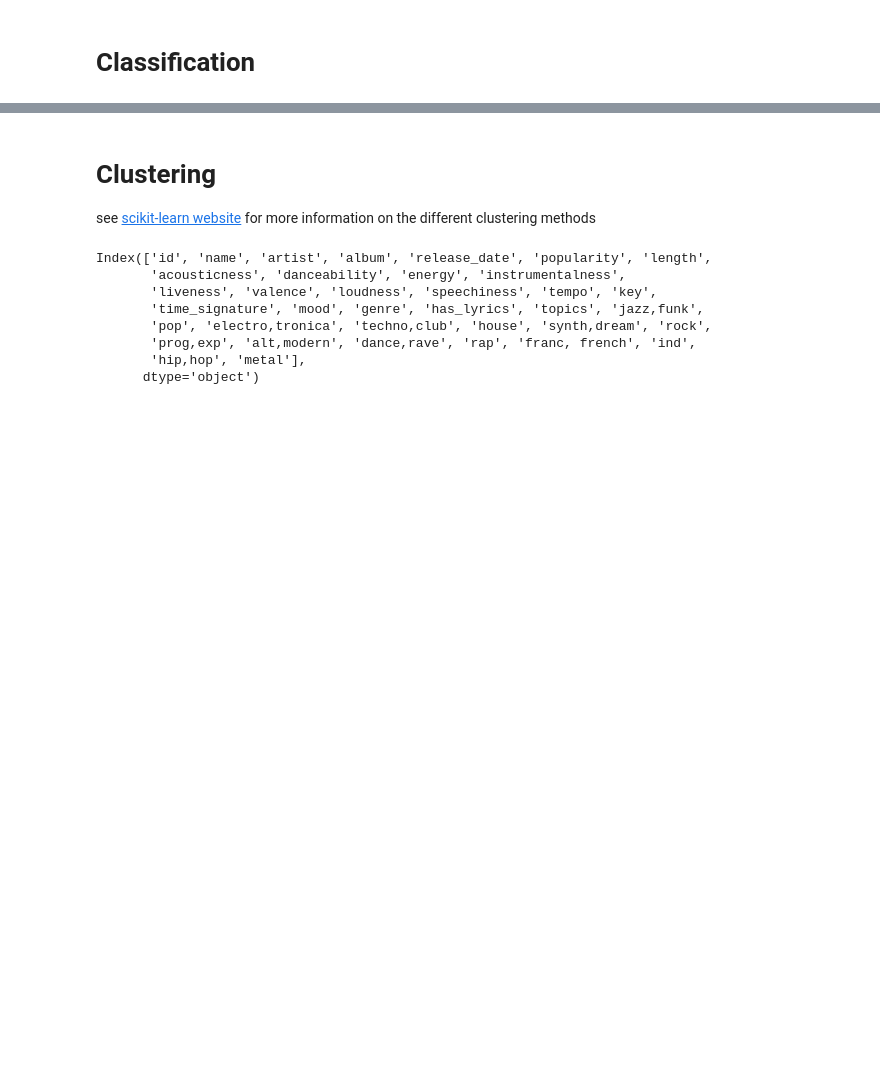
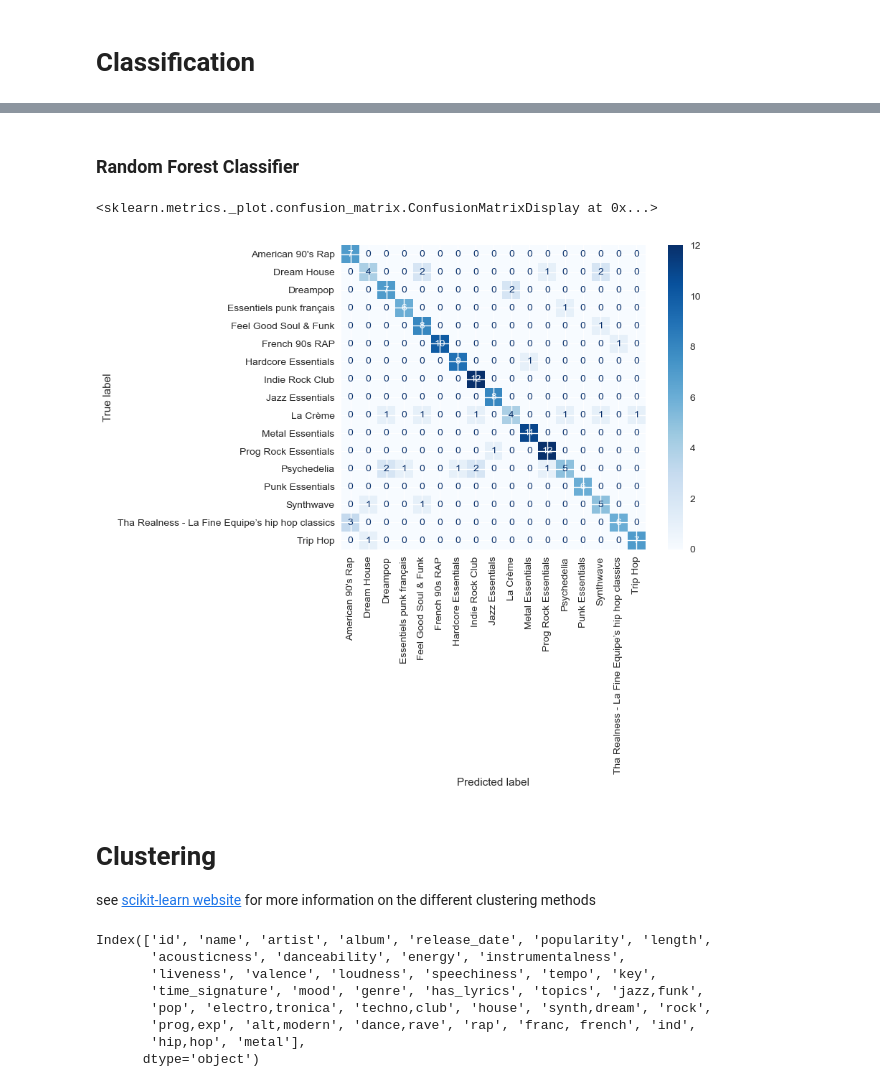
Before and after one commit to LeoMaurice/automated-playlist-making, a Jupyter notebook: Classification_clustering.ipynb, the cells around one changed output, grey strips where cells are left out. Cells and saved outputs as stored; diff of their text form; code cells hidden in the pictures; blank space fills up the shorter version.

```diff
--- a/Classification_clustering.ipynb
+++ b/Classification_clustering.ipynb
@@ -441,3 +425,20 @@ plot_confusion_matrix(model,X_test,Y_test, xticks_rotation='vertical', cmap='Blu
+# %% [markdown]
+### Random Forest Classifier
+# %%
+from sklearn.ensemble import RandomForestClassifier
+from sklearn.tree import DecisionTreeClassifier
+from sklearn.neighbors import KNeighborsClassifier
+
+model = RandomForestClassifier()
+model.fit(X_train, Y_train)
+
+
+from sklearn.metrics import plot_confusion_matrix
+
+plot_confusion_matrix(model,X_test,Y_test, xticks_rotation='vertical', cmap='Blues')
+# %% [output]
+<sklearn.metrics._plot.confusion_matrix.ConfusionMatrixDisplay at 0x...>
+[figure, added]
 # %% [markdown]
 # Clustering
 see [scikit-learn website](https://scikit-learn.org/stable/modules/clustering.html) for more information on the different clustering methods
```
Also changed, not shown: parts of 15 cells of this notebook, 3 other files.
